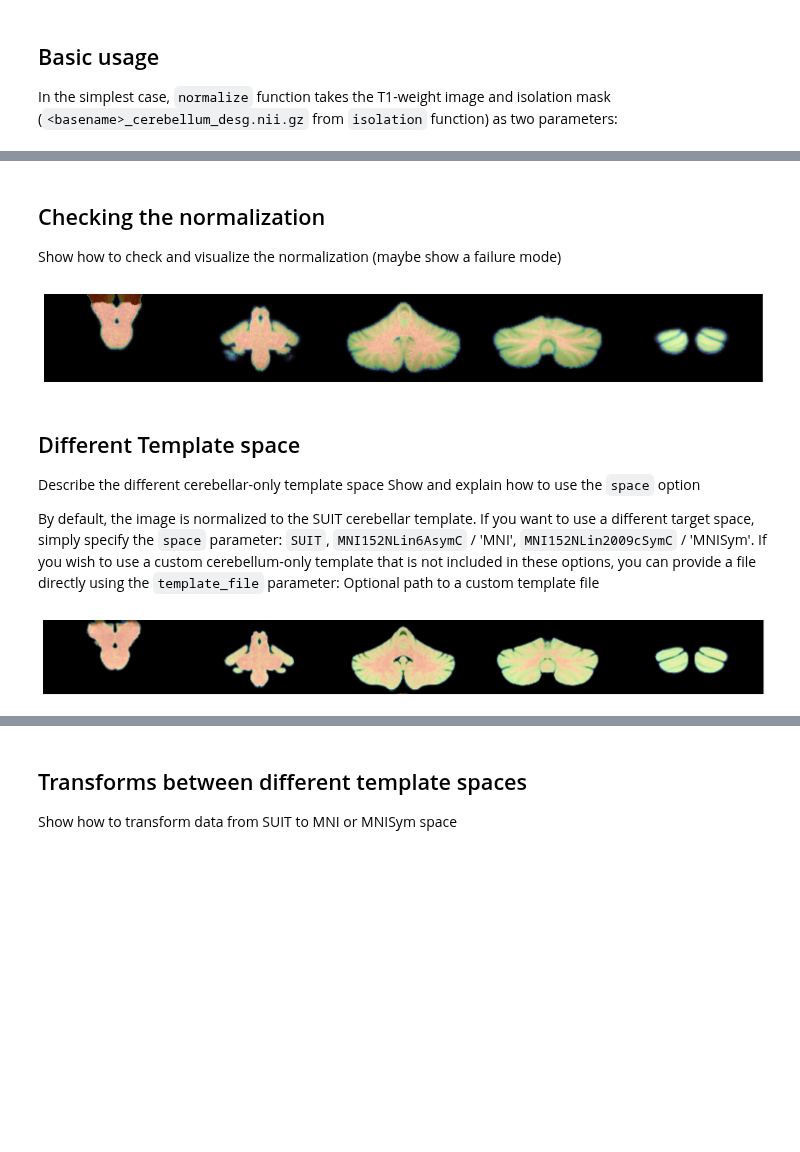
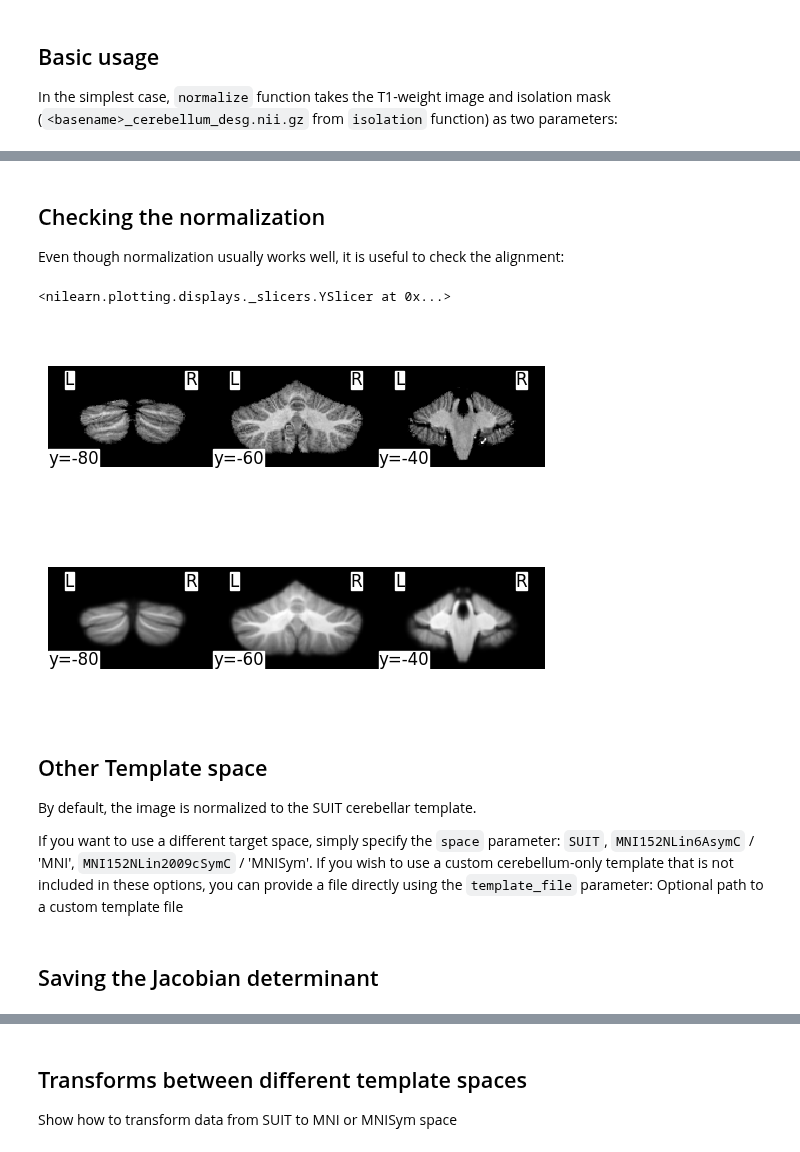
Before and after one commit to DiedrichsenLab/SUITPy, a Jupyter notebook: docs/source/tutorials/3.normalize_example.ipynb, the cells around one changed output, grey strips where cells are left out. Cells and saved outputs as stored; diff of their text form; code cells hidden in the pictures; blank space fills up the shorter version.

```diff
--- a/docs/source/tutorials/3.normalize_example.ipynb
+++ b/docs/source/tutorials/3.normalize_example.ipynb
@@ -13,6 +14,6 @@ import nibabel as nib
 In the simplest case, `normalize` function takes the T1-weight image and isolation mask (``<basename>_cerebellum_desg.nii.gz`` from `isolation` function) as two parameters:
 # %%
 # This function normalizes a source image to the SUIT cerebellar template using a provided cerebellum mask.
-mytx = normalize(source_file = 'anatomical_sess-01.nii',
-                 mask_file = 'anatomical_sess-01_cerebellum_dseg.nii.gz',
-                 verbose = False)
+results = suit.normalize(source_file = 'sub-ex_T1w.nii.gz',
+                 mask_file = 'sub-ex_T1w_cerebellum_dseg.nii.gz',
+                 verbose = 1)
@@ -31,19 +31,21 @@ mytx
 # %% [markdown]
 ## Checking the normalization
-Show how to check and visualize the normalization (maybe show a failure mode)
+Even though normalization usually works well, it is useful to check the alignment:
 # %%
-import ants
-w_anat_img = ants.image_read(mytx['normalized_file'])
-template_img = ants.image_read('SUITPy/templates/tpl-SUIT_T1w.nii.gz')
-ants.plot(template_img, overlay=w_anat_img, axis=1, nslices=5, overlay_alpha=0.4)
+w_anat_img = nib.load(results['normalized_image'])
+template_img = nib.load('../../../SUITPy/templates/tpl-SUIT_T1w.nii.gz')
+plt.figure()
+ax=plt.subplot(2,1,1)
+npl.plot_img(w_anat_img,display_mode='y',cut_coords=[-80.0,-60.0,-40.0] , colorbar=False,axes=ax)
+ax=plt.subplot(2,1,2)
+npl.plot_img(template_img,display_mode='y',cut_coords=[-80.0,-60.0,-40.0] ,colorbar=False,axes=ax)
 # %% [output]
+<nilearn.plotting.displays._slicers.YSlicer at 0x...>
-[figure, old version]
+[figure, new version]
 # %% [markdown]
-## Different Template space
-Describe the different cerebellar-only template space
-Show and explain how to use the ``space`` option
+## Other  Template space
+By default, the image is normalized to the SUIT cerebellar template.
 
-By default, the image is normalized to the SUIT cerebellar template.
 If you want to use a different target space, simply specify the ``space`` parameter: `SUIT`, `MNI152NLin6AsymC` / 'MNI', `MNI152NLin2009cSymC` / 'MNISym'.
 If you wish to use a custom cerebellum-only template that is not included in these options, you can provide a file directly using the ``template_file`` parameter: Optional path to a custom template file
 # %%
@@ -55,8 +57,2 @@ mytx = normalize(source_file = 'anatomical_sess-01.nii',
-# %%
-# The normalized image in MNI152NLin2009cSymC space, not SUIT space
-import ants
-w_anat_img = ants.image_read(mytx['normalized_file'])
-template_img = ants.image_read('SUITPy/templates/tpl-MNI152NLin2009cSymC_T1w.nii.gz')
-ants.plot(template_img, overlay=w_anat_img, axis=1, nslices=5, overlay_alpha=0.4)
-# %% [output]
-[figure, removed]
+# %% [markdown]
+## Saving the Jacobian determinant
```
Also changed, not shown: parts of 6 cells of this notebook, 20 other files.
